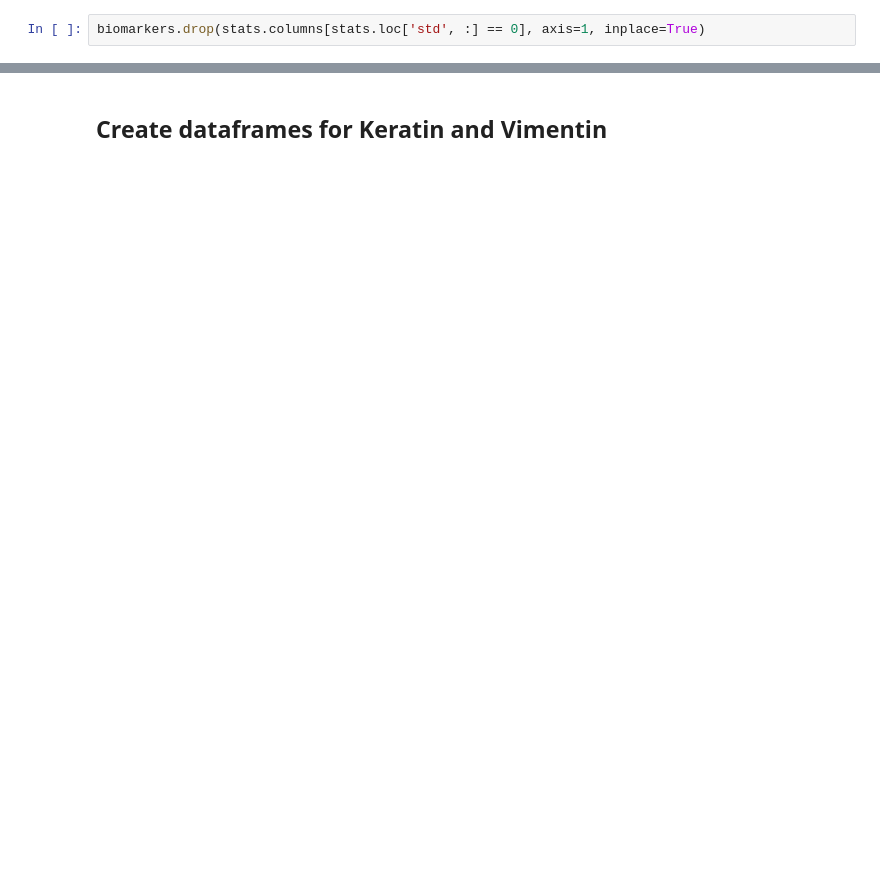
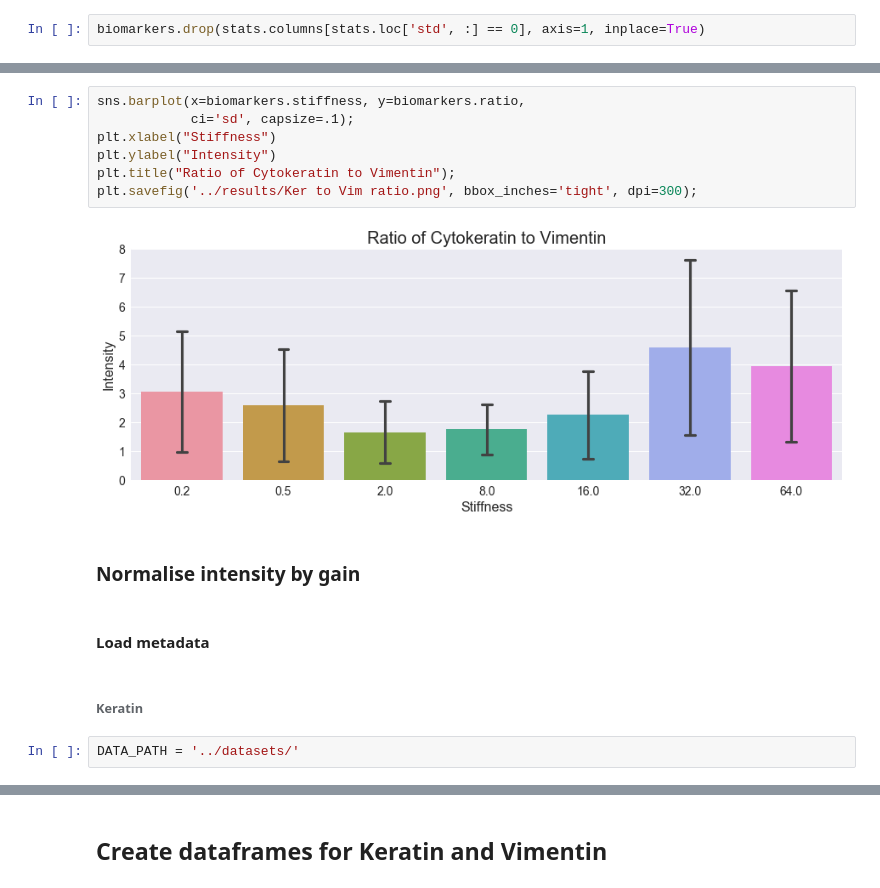
Before and after one commit to vlada-rozova/cell-morphology, a Jupyter notebook: Biomarkers-EDA.ipynb, the cells around one changed output, grey strips where cells are left out. Saved outputs shown, nothing was run; the diff lists cells and outputs as text; blank space fills up the shorter version.

Commit message:
Add tests, feature selection, correcction by gain

```diff
--- a/Biomarkers-EDA.ipynb
+++ b/Biomarkers-EDA.ipynb
@@ -35,0 +158,17 @@ biomarkers.dtypes.value_counts()
+# %%
+sns.barplot(x=biomarkers.stiffness, y=biomarkers.ratio,
+            ci='sd', capsize=.1);
+plt.xlabel("Stiffness")
+plt.ylabel("Intensity")
+plt.title("Ratio of Cytokeratin to Vimentin");
+plt.savefig('../results/Ker to Vim ratio.png', bbox_inches='tight', dpi=300);
+# %% [output]
+[figure, added]
+# %% [markdown]
+### Normalise intensity by gain
+# %% [markdown]
+#### Load metadata
+# %% [markdown]
+###### Keratin
+# %%
+DATA_PATH = '../datasets/'
```
Also changed, not shown: parts of 129 cells of this notebook, 9 other files.
